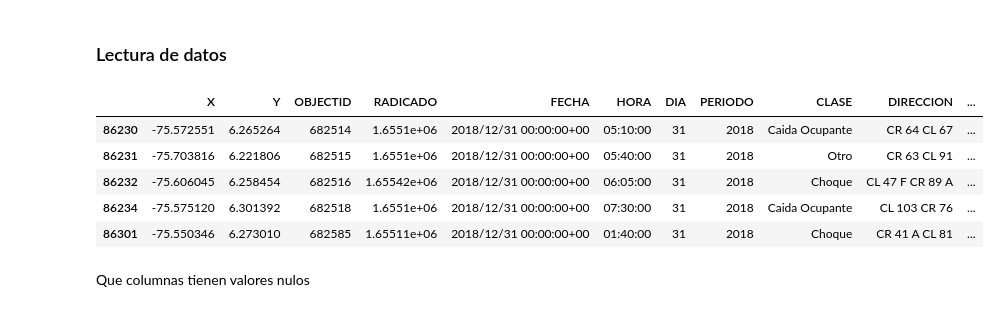
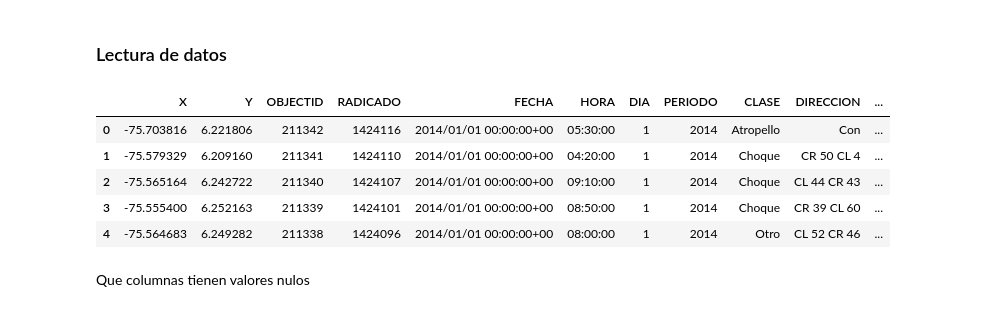
Before and after one commit to cdbolivarz/-Accidentality_Predictions_Medellin, a Jupyter notebook: Limpieza__y_formato.ipynb, the cells around one changed output. Drawn from its saved outputs; the diff is of its cells as text; code cells hidden in the pictures.

```diff
--- a/Limpieza__y_formato.ipynb
+++ b/Limpieza__y_formato.ipynb
@@ -15,22 +15,25 @@ import re
 # %%
 all_files = glob.glob("dataset/I*.csv")
 
 li = []
 
 for filename in all_files:
+
     frame = pd.read_csv(filename, index_col=None, header=0, low_memory=False)
     li.append(frame)
 
 df = pd.concat(li, axis=0, ignore_index=True)
 df = df.sort_values(by=["FECHA"])
-df.tail()
+df = df.reset_index()
+df = df.drop(['index'],axis=1)
+df.head()
 # %% [output]
 |  | X | Y | OBJECTID | RADICADO | FECHA | HORA | DIA | PERIODO | CLASE | DIRECCION | ... |
-| 86230 | -75.572551 | 6.265264 | 682514 | 1.6551e+06 | 2018/12/31 00:00:00+00 | 05:10:00 | 31 | 2018 | Caida Ocupante | CR 64 CL 67 | ... |
-| 86231 | -75.703816 | 6.221806 | 682515 | 1.6551e+06 | 2018/12/31 00:00:00+00 | 05:40:00 | 31 | 2018 | Otro | CR 63 CL 91 | ... |
-| 86232 | -75.606045 | 6.258454 | 682516 | 1.65542e+06 | 2018/12/31 00:00:00+00 | 06:05:00 | 31 | 2018 | Choque | CL 47 F CR 89 A | ... |
-| 86234 | -75.575120 | 6.301392 | 682518 | 1.6551e+06 | 2018/12/31 00:00:00+00 | 07:30:00 | 31 | 2018 | Caida Ocupante | CL 103 CR 76 | ... |
-| 86301 | -75.550346 | 6.273010 | 682585 | 1.65511e+06 | 2018/12/31 00:00:00+00 | 01:40:00 | 31 | 2018 | Choque | CR 41 A CL 81 | ... |
+| 0 | -75.703816 | 6.221806 | 211342 | 1424116 | 2014/01/01 00:00:00+00 | 05:30:00 | 1 | 2014 | Atropello | Con | ... |
+| 1 | -75.579329 | 6.209160 | 211341 | 1424110 | 2014/01/01 00:00:00+00 | 04:20:00 | 1 | 2014 | Choque | CR 50 CL 4 | ... |
+| 2 | -75.565164 | 6.242722 | 211340 | 1424107 | 2014/01/01 00:00:00+00 | 09:10:00 | 1 | 2014 | Choque | CL 44 CR 43 | ... |
+| 3 | -75.555400 | 6.252163 | 211339 | 1424101 | 2014/01/01 00:00:00+00 | 08:50:00 | 1 | 2014 | Choque | CR 39 CL 60 | ... |
+| 4 | -75.564683 | 6.249282 | 211338 | 1424096 | 2014/01/01 00:00:00+00 | 08:00:00 | 1 | 2014 | Otro | CL 52 CR 46 | ... |
 # %% [markdown]
 Que columnas tienen valores nulos
 # %%
```
Also changed, not shown: parts of 13 cells of this notebook.
